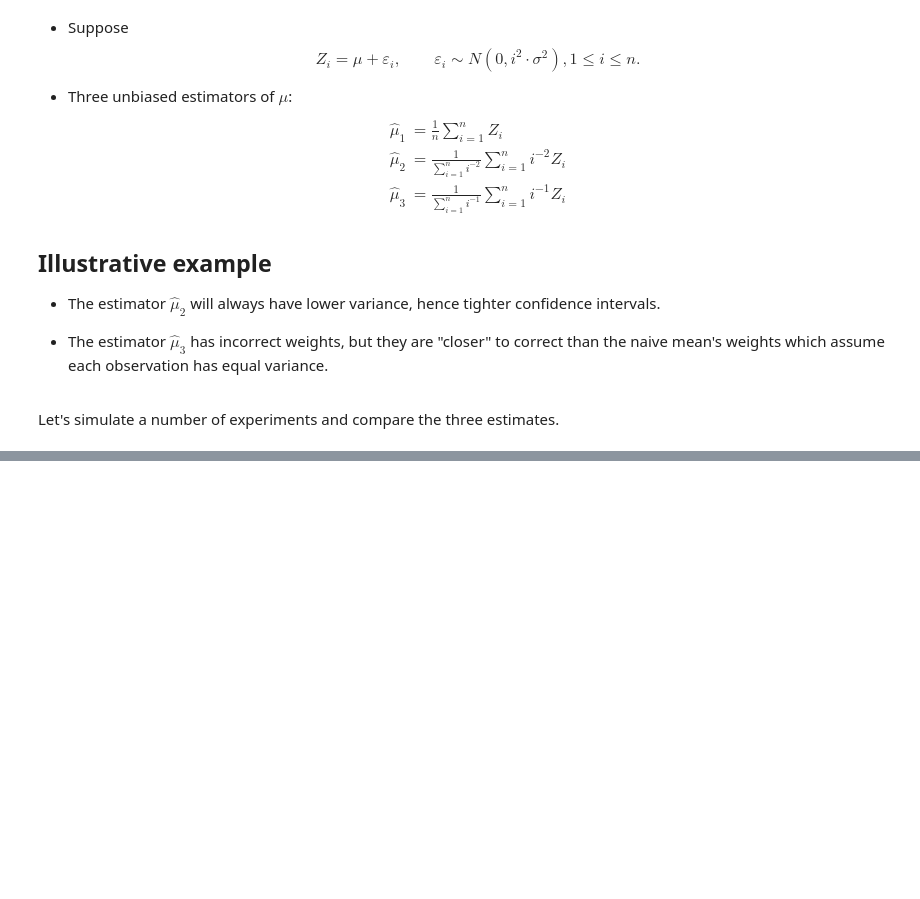
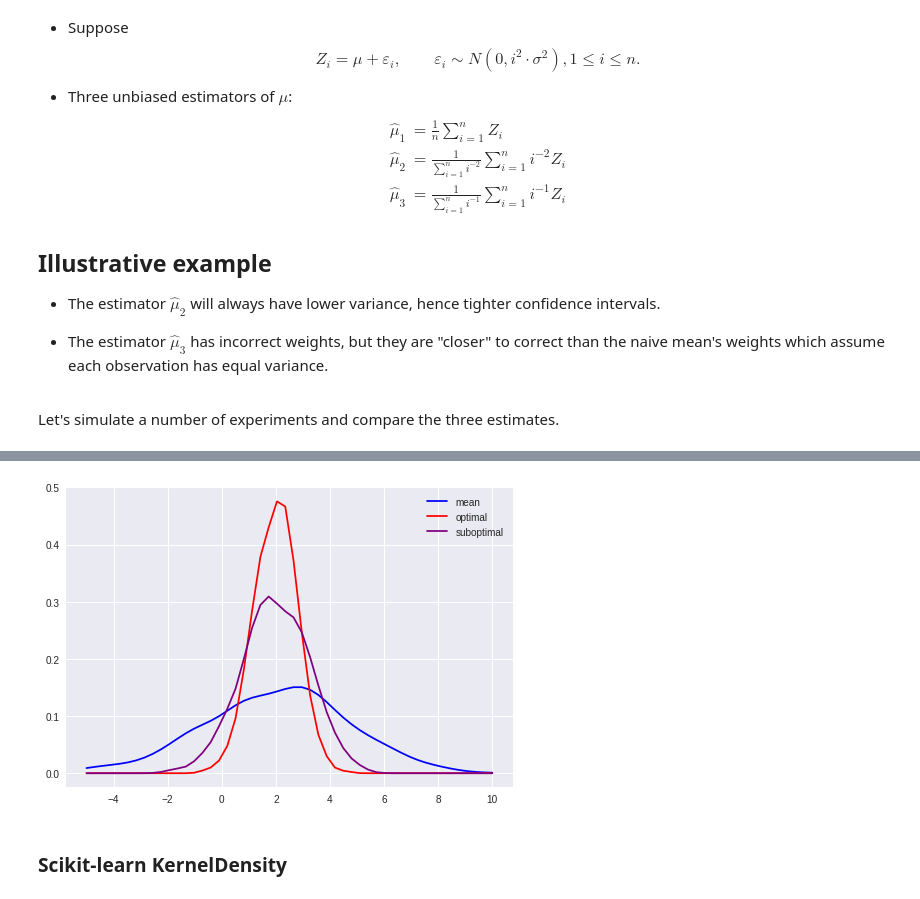
Before and after one commit to DoosanJung/stanford-stats191-python, a Jupyter notebook: 9_transformations_wls.ipynb, the cells around one changed output, grey strips where cells are left out. Drawn from its saved outputs; the diff is of its cells as text; code cells hidden in the pictures; blank space fills up the shorter version.

```diff
--- a/9_transformations_wls.ipynb
+++ b/9_transformations_wls.ipynb
@@ -932,0 +1090,19 @@ Let's simulate a number of experiments and compare the three estimates.
+# %%
+statsmodels_kde_lst = []
+statsmodels_kde_lst.append(KDEUnivariate(unweighted_estimate))
+statsmodels_kde_lst.append(KDEUnivariate(weighted_estimate))
+statsmodels_kde_lst.append(KDEUnivariate(suboptimal_estimate))
+
+for kde_statsmodels in statsmodels_kde_lst:
+    kde_statsmodels.fit(bw='scott')
+# %%
+positions = np.linspace(-5, 10)
+for kde_statsmodels, label, color in zip(scipy_kde_lst, labels, colors):
+    plt.plot(positions, kde_statsmodels.evaluate(positions), label=label, color=color)
+
+plt.legend()
+plt.show()
+# %% [output]
+[figure, added]
+# %% [markdown]
+### Scikit-learn KernelDensity
```
Also changed, not shown: parts of 31 cells of this notebook.
